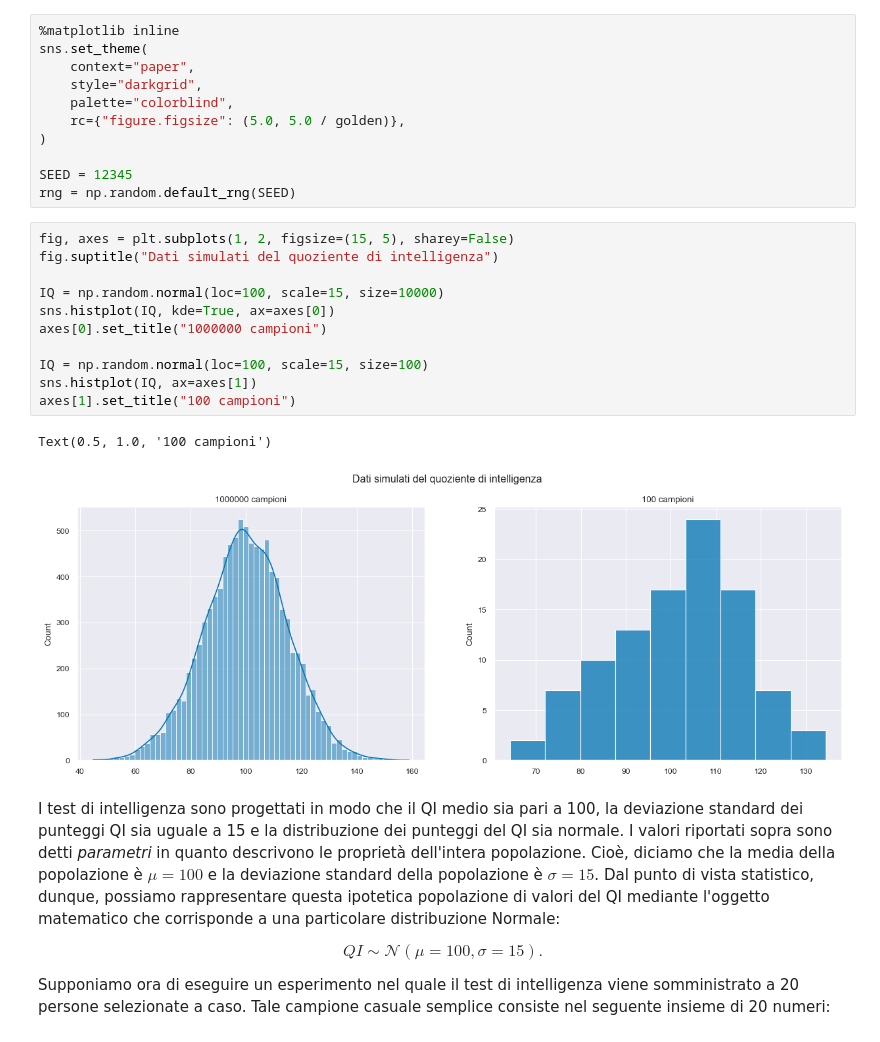
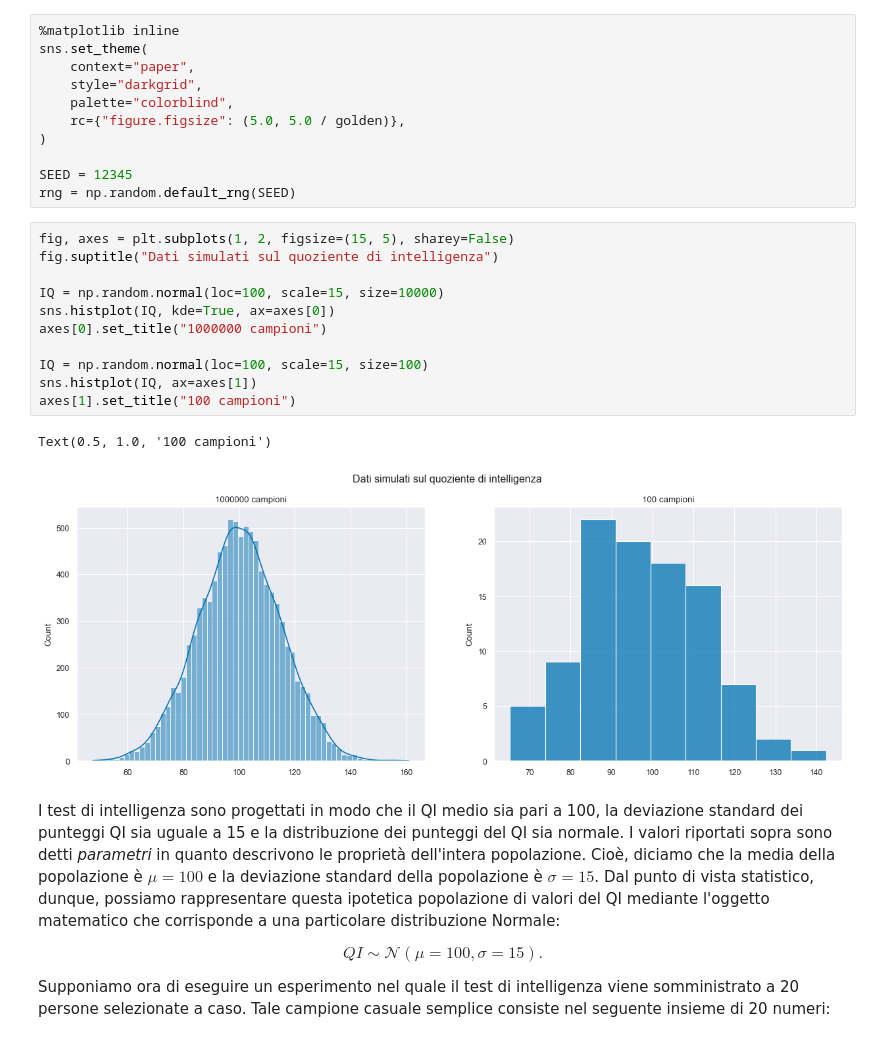
Before and after one commit to ccaudek/ds4psy_2023, a Jupyter notebook: 500_intro_frequentist.ipynb, the cells around one changed output. Drawn from its saved outputs; the diff is of its cells as text.

```diff
--- a/500_intro_frequentist.ipynb
+++ b/500_intro_frequentist.ipynb
@@ -29,18 +29,18 @@ SEED = 12345
 rng = np.random.default_rng(SEED)
 # %%
 fig, axes = plt.subplots(1, 2, figsize=(15, 5), sharey=False)
-fig.suptitle("Dati simulati del quoziente di intelligenza")
+fig.suptitle("Dati simulati sul quoziente di intelligenza")
 
 IQ = np.random.normal(loc=100, scale=15, size=10000)
 sns.histplot(IQ, kde=True, ax=axes[0])
 axes[0].set_title("1000000 campioni")
 
 IQ = np.random.normal(loc=100, scale=15, size=100)
 sns.histplot(IQ, ax=axes[1])
 axes[1].set_title("100 campioni")
 # %% [output]
 Text(0.5, 1.0, '100 campioni')
-[figure, old version]
+[figure, new version]
 # %% [markdown]
 I test di intelligenza sono progettati in modo che il QI medio sia pari a 100, la deviazione standard dei punteggi QI sia uguale a 15 e la distribuzione dei punteggi del QI sia normale. I valori riportati sopra sono detti *parametri* in quanto descrivono le proprietà dell'intera popolazione. Cioè, diciamo che la media della popolazione è $\mu = 100$ e la deviazione standard della popolazione è $\sigma = 15$. Dal punto di vista statistico, dunque, possiamo rappresentare questa ipotetica popolazione di valori del QI mediante l'oggetto matematico che corrisponde a una particolare distribuzione Normale:
 
```
Also changed, not shown: parts of 15 cells of this notebook, 3 other files.
